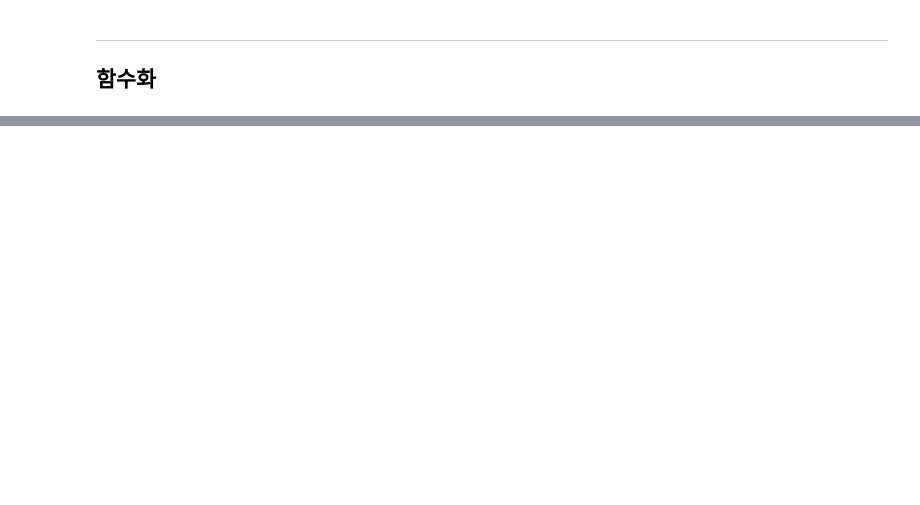
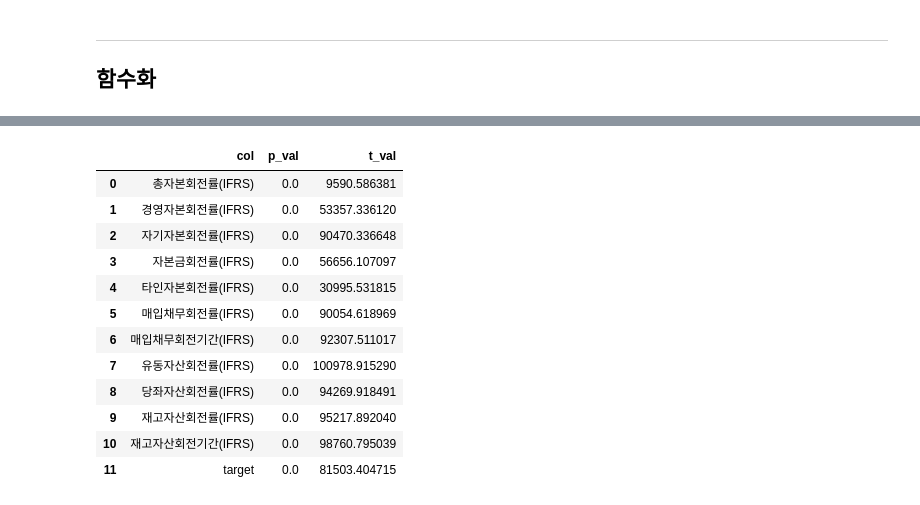
Before and after one commit to juno-bara/7_tutoring, a Jupyter notebook: tutoring_3.ipynb, the cells around one changed output, grey strips where cells are left out. Saved outputs shown, nothing was run; the diff lists cells and outputs as text; code cells hidden in the pictures; blank space fills up the shorter version.

```diff
--- a/tutoring_3.ipynb
+++ b/tutoring_3.ipynb
@@ -577,9 +639,11 @@ plotbox(1,3,df_4)
 # %%
-활동_생산 = 활동_생산[['회사명', '거래소코드', '회계년도', '총자본회전률(IFRS)', '경영자본회전률(IFRS)',
+활동_생산 = 활동_생산[[ '총자본회전률(IFRS)', '경영자본회전률(IFRS)',
        '자기자본회전률(IFRS)', '자본금회전률(IFRS)', '타인자본회전률(IFRS)', '매입채무회전률(IFRS)',
        '매입채무회전기간(IFRS)', '유동자산회전률(IFRS)', '당좌자산회전률(IFRS)', '재고자산회전률(IFRS)',
        '재고자산회전기간(IFRS)']]
 
+활동_생산.dropna(axis=0, inplace=True)
+
 활동_생산["target"] = np.random.randint(0, 2, len(활동_생산.index)).astype("float")
 # %%
 #  정규성 검정하는 함수
@@ -596,35 +660,49 @@ def normality_test(df,tool="Shapiro"):
     if tool == "ks":
         for i in df.columns:
             statistic, p_value = kstest(df[i].values,"norm")
             result_dict["col"].append(i)
             result_dict["p_val"].append(p_value)
             result_dict["t_val"].append(statistic)
             df_test = pd.DataFrame(result_dict)
     if tool == "jarque":
         for i in df.columns:
             statistic, p_value = jarque_bera(df[i].values)
             result_dict["col"].append(i)
             result_dict["p_val"].append(p_value)
             result_dict["t_val"].append(statistic)
             df_test = pd.DataFrame(result_dict)
     if tool == "nomal":
         for i in df.columns:
             statistic, p_value = normaltest(df[i].values)
             result_dict["col"].append(i)
             result_dict["p_val"].append(p_value)
             result_dict["t_val"].append(statistic)
             df_test = pd.DataFrame(result_dict)
     if tool == "anderson":
         result_dict_1 = {"col" :[], "critical_values":[], "t_val":[]}
         for i in df.columns:
             result = anderson(df[i].values)
             result_dict_1["col"].append(i)
             result_dict_1["critical_values"].append(result.critical_values[2])
-            result_dict_1["t_val"].append(result[0])
+            result_dict_1["t_val"].append(result.statistic)
             df_test = pd.DataFrame(result_dict_1)
     return df_test
 
-normality_test(활동_생산.select_dtypes("float"),tool="anderson")
+normality_test(활동_생산,tool="nomal")
+# %% [output]
+|  | col | p_val | t_val |
+| 0 | 총자본회전률(IFRS) | 0.0 | 9590.586381 |
+| 1 | 경영자본회전률(IFRS) | 0.0 | 53357.336120 |
+| 2 | 자기자본회전률(IFRS) | 0.0 | 90470.336648 |
+| 3 | 자본금회전률(IFRS) | 0.0 | 56656.107097 |
+| 4 | 타인자본회전률(IFRS) | 0.0 | 30995.531815 |
+| 5 | 매입채무회전률(IFRS) | 0.0 | 90054.618969 |
+| 6 | 매입채무회전기간(IFRS) | 0.0 | 92307.511017 |
+| 7 | 유동자산회전률(IFRS) | 0.0 | 100978.915290 |
+| 8 | 당좌자산회전률(IFRS) | 0.0 | 94269.918491 |
+| 9 | 재고자산회전률(IFRS) | 0.0 | 95217.892040 |
+| 10 | 재고자산회전기간(IFRS) | 0.0 | 98760.795039 |
+| 11 | target | 0.0 | 81503.404715 |
 # %%
 # 등분산 검정
 
```
Also changed, not shown: parts of 14 cells of this notebook, 2 other files.
